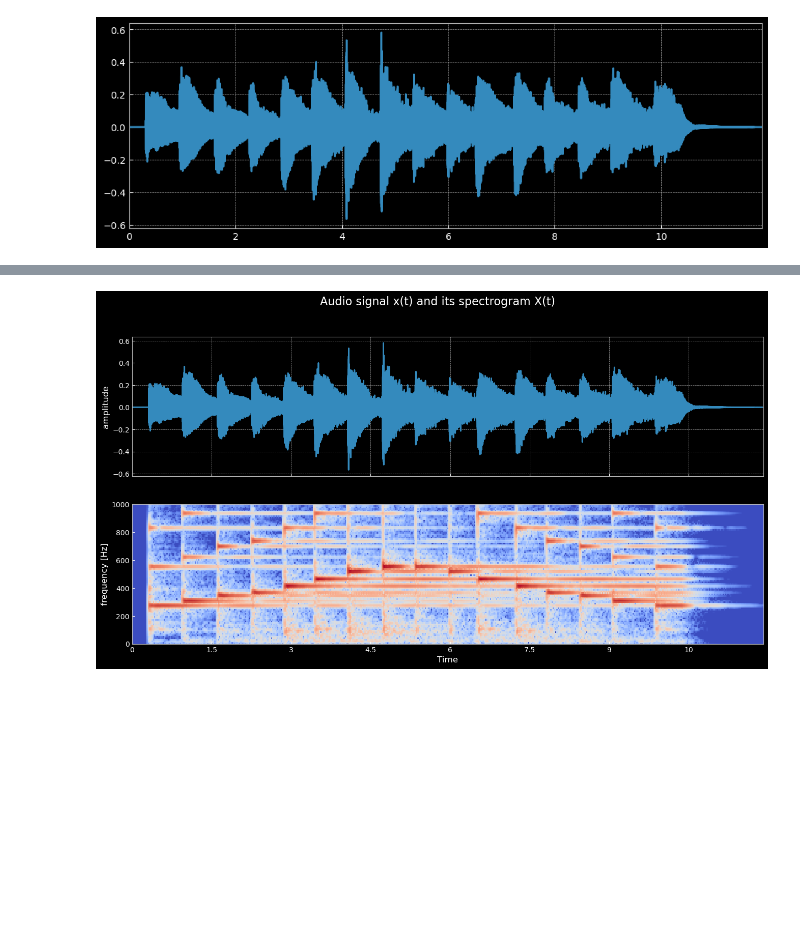
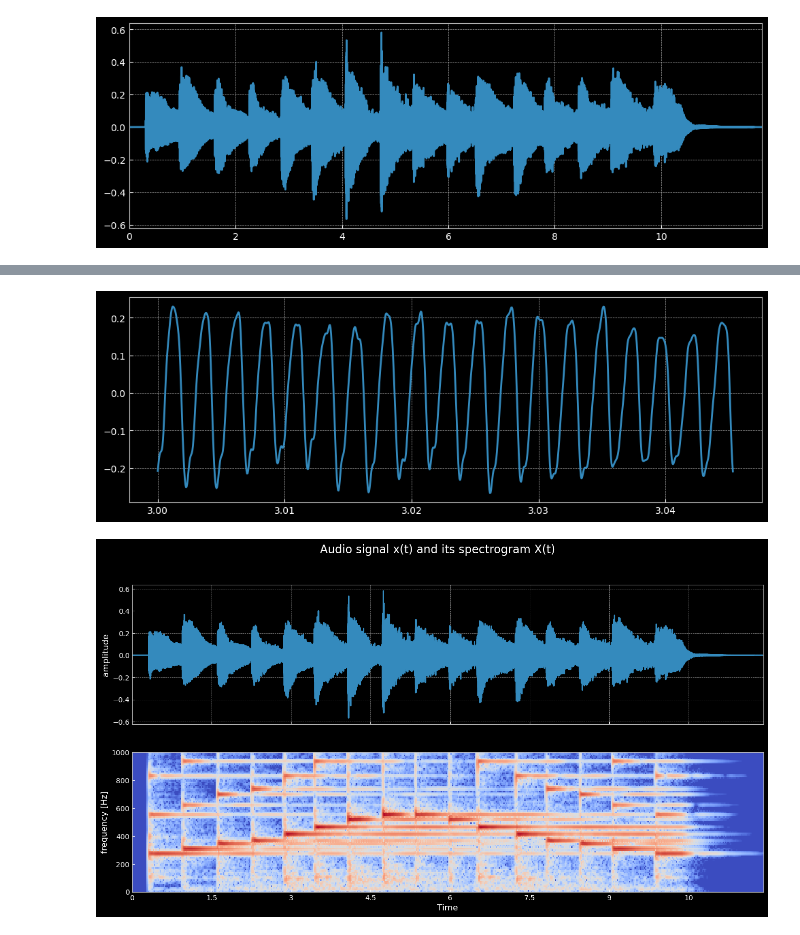
Before and after one commit to L-ashwin/learning-dl, a Jupyter notebook: Deep-Learning-NYU/convolutions.ipynb, the cells around one changed output, grey strips where cells are left out. Cells and saved outputs as stored; diff of their text form; code cells hidden in the pictures; blank space fills up the shorter version.

```diff
--- a/Deep-Learning-NYU/convolutions.ipynb
+++ b/Deep-Learning-NYU/convolutions.ipynb
@@ -24,3 +31,10 @@ plt.show()
+# %%
+# Plot a zoomed in Portion from 3s
+range_ = range(3*sampling_rate,3*sampling_rate+1000)
+plt.plot(t[range_], x[range_])
+plt.show()
+# %% [output]
+[figure, added]
 # %%
 Audio(x, rate=sampling_rate)
 # %%
```
Also changed, not shown: parts of 6 cells of this notebook.
